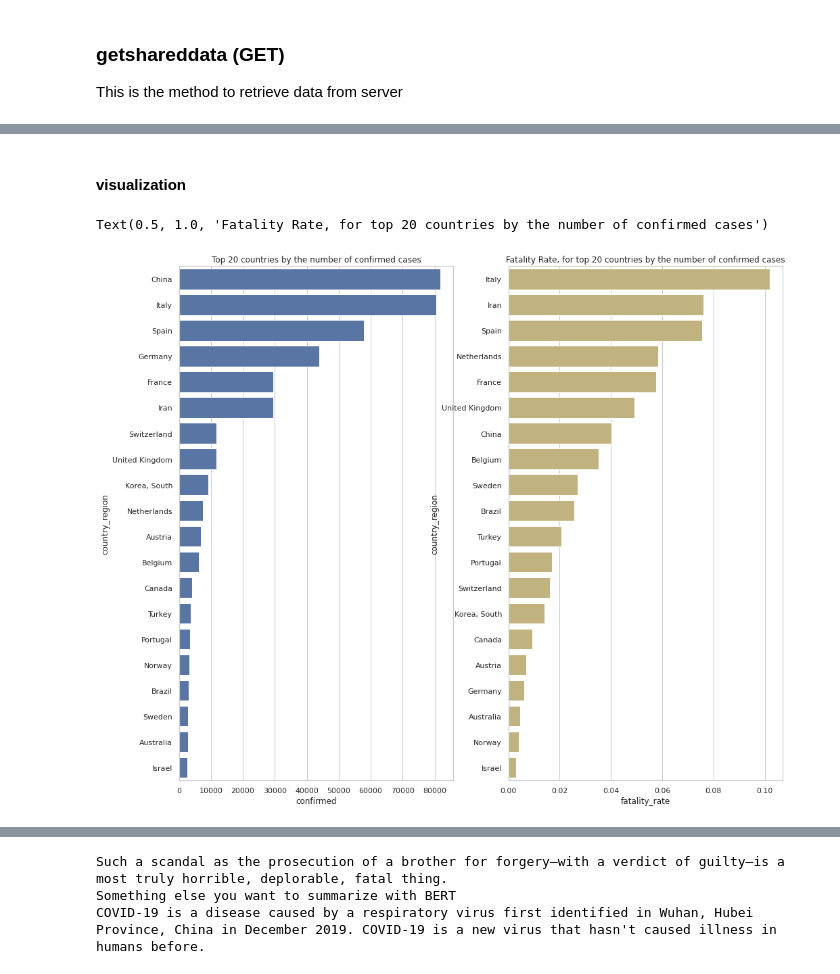
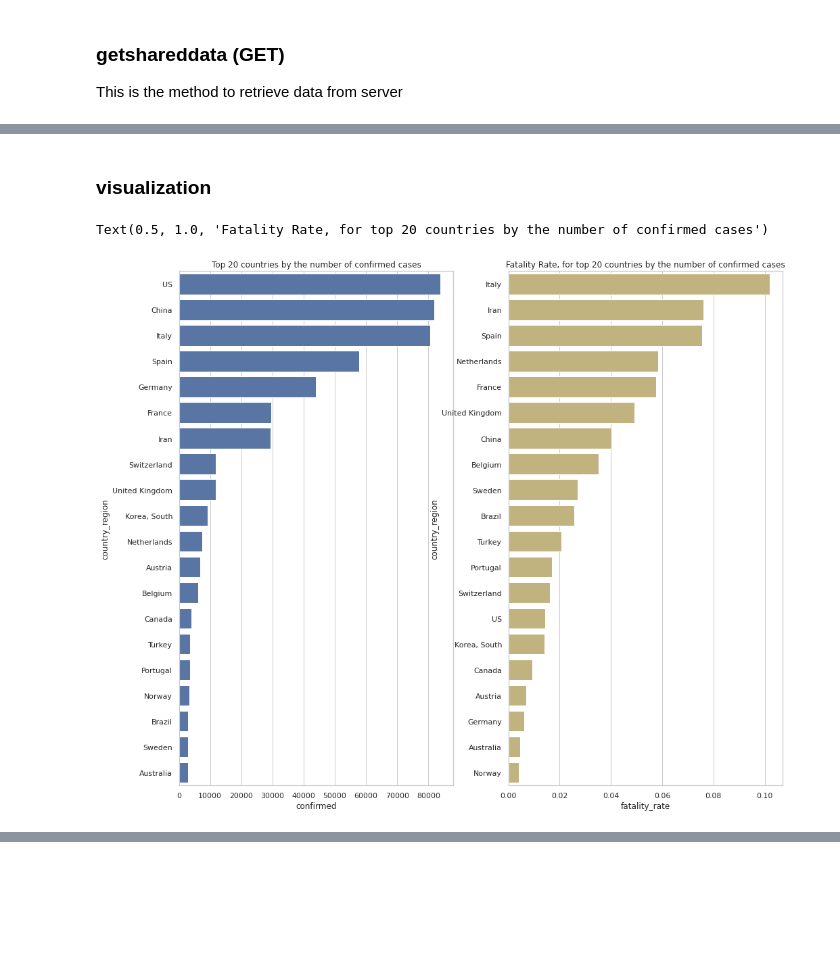
Before and after one commit to xdderekchen/ML, a Jupyter notebook: Test_API_IXINBUY.ipynb, the cells around one changed output, grey strips where cells are left out. Cells and saved outputs as stored; diff of their text form; code cells hidden in the pictures; blank space fills up the shorter version.

```diff
--- a/Test_API_IXINBUY.ipynb
+++ b/Test_API_IXINBUY.ipynb
@@ -25,7 +25,7 @@ import json
 
 URL = "http://ixinbuy.com/register"
 
-DEVICE_ID = "XD_COVID19_V1"
+DEVICE_ID = "XD_COVID19_V3"
 
 payload = {"device_id":DEVICE_ID}
 
@@ -209,9 +252,9 @@ df_agg.reset_index(inplace=True)
 
 df_agg["fatality_rate"] = df_agg["deaths"] / df_agg["confirmed"]
 
-df_confirm = df_agg.sort_values(by='confirmed', ascending=False).head(120)
+df_confirm_20 = df_agg.sort_values(by='confirmed', ascending=False).head(20)
 
-df_confirm
+df_confirm_20
 
-df[ (df["country_region"]=="US") & (df["province_state"] == "New York")]
+#df[ (df["country_region"]=="US") & (df["province_state"] == "New York")]
 # %% [output]
@@ -223,26 +281,26 @@ http://ixinbuy.com/getshareddata?data_type=2&device_id=XD_COVID19_V1&from_date=2
 # %% [markdown]
-#### visualization
+### visualization
 # %%
 import seaborn as sns
 import matplotlib.pyplot as plt
 sns.set(style="whitegrid")
 
-df_fatal_rate = df_confirm.sort_values(by='fatality_rate', ascending=False)
+df_fatal_rate = df_confirm_20.sort_values(by='fatality_rate', ascending=False)
 
 # Initialize the matplotlib figure
 f, (ax1, ax2) = plt.subplots(figsize=(16, 14), ncols=2)
 
 
 sns.barplot(x="confirmed", y="country_region", data=df_confirm,
             label="confirmed", color="b",  ax=ax1)
 ax1.set_title("Top 20 countries by the number of confirmed cases")
 
 sns.barplot(x="fatality_rate", y="country_region", data=df_fatal_rate,
             label="fatality rate", color="y",  ax=ax2)
 ax2.set_title("Fatality Rate, for top 20 countries by the number of confirmed cases")
 # %% [output]
 Text(0.5, 1.0, 'Fatality Rate, for top 20 countries by the number of confirmed cases')
-[figure, old version]
+[figure, new version]
 # %%
 import plotly.express as px
 
@@ -258,23 +313,0 @@ fig.show()
-# %%
-from summarizer import Summarizer
-
-body = 'Such a scandal as the prosecution of a brother for forgery—with a verdict of guilty—is a most truly horrible, deplorable, fatal thing. It takes the respectability out of a family perhaps at a critical moment, when the family is just assuming the robes of respectability: […] it is a black spot which all the soaps ever advertised could never wash off.'
-body2 = 'Something else you want to summarize with BERT'
-model = Summarizer()
-print(model(body))
-print(model(body2))
-
-
-str ='''COVID-19 is a disease caused by a respiratory virus first identified in Wuhan, Hubei Province, China in December 2019. COVID-19 is a new virus that hasn't caused illness in humans before. Worldwide, COVID-19 has resulted in thousands of infections,
-causing illness and in some cases death. Cases have spread to countries throughout the world, with more cases reported daily.
-'''
-
-model=Summarizer()
-abstract1_summary = model(str)
-
-full_abstract = ''.join(abstract1_summary)
-print(full_abstract)
-# %% [output]
-Such a scandal as the prosecution of a brother for forgery—with a verdict of guilty—is a most truly horrible, deplorable, fatal thing.
-Something else you want to summarize with BERT
-COVID-19 is a disease caused by a respiratory virus first identified in Wuhan, Hubei Province, China in December 2019. COVID-19 is a new virus that hasn't caused illness in humans before.
```
Also changed, not shown: parts of 8 cells of this notebook.
